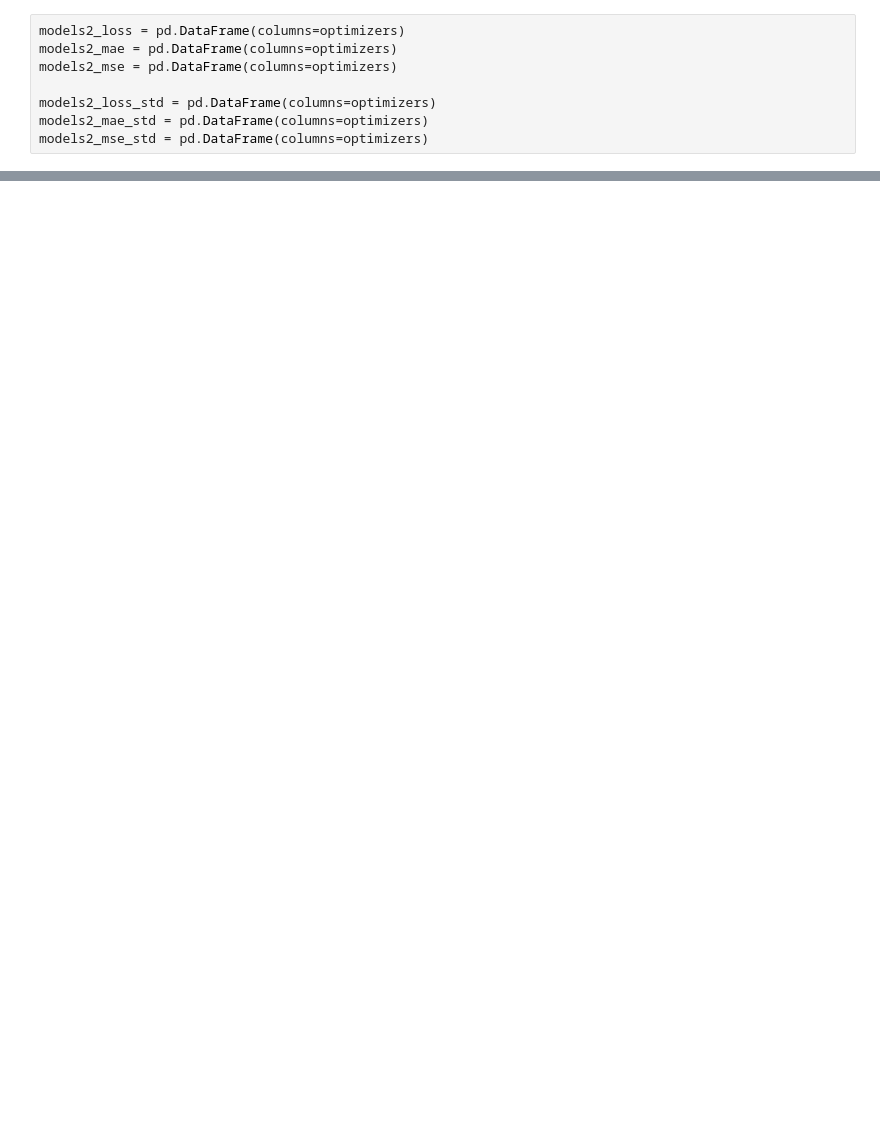
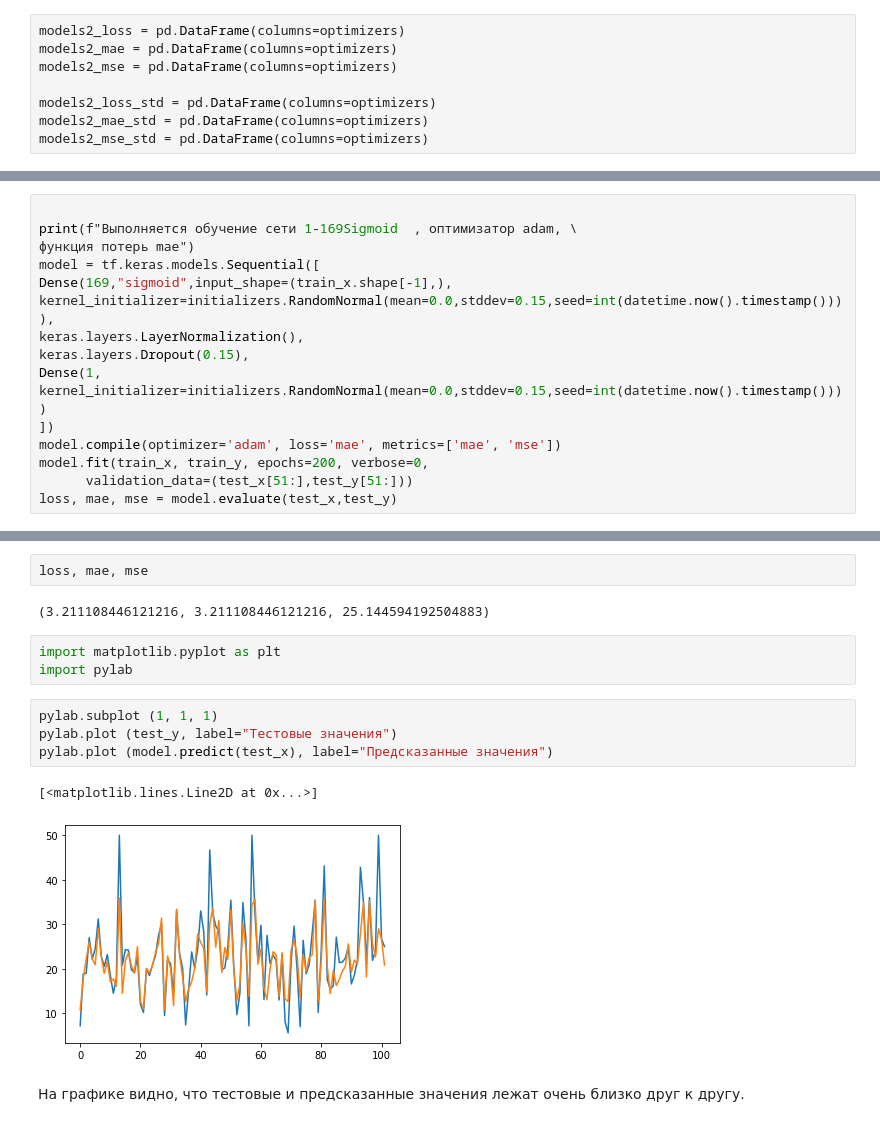
Before and after one commit to eridanletalis/GB_nn, a Jupyter notebook: hw3.ipynb, the cells around one changed output, grey strips where cells are left out. Cells and saved outputs as stored; diff of their text form; blank space fills up the shorter version.

```diff
--- a/hw3.ipynb
+++ b/hw3.ipynb
@@ -1497,0 +1973,14 @@ models2_mse_std
+# %%
+
+print(f"Выполняется обучение сети 1-169Sigmoid 	, оптимизатор adam, \
+функция потерь mae")
+model = tf.keras.models.Sequential([
+Dense(169,"sigmoid",input_shape=(train_x.shape[-1],), kernel_initializer=initializers.RandomNormal(mean=0.0,stddev=0.15,seed=int(datetime.now().timestamp()))),
+keras.layers.LayerNormalization(),
+keras.layers.Dropout(0.15),
+Dense(1, kernel_initializer=initializers.RandomNormal(mean=0.0,stddev=0.15,seed=int(datetime.now().timestamp())))
+])
+model.compile(optimizer='adam', loss='mae', metrics=['mae', 'mse'])
+model.fit(train_x, train_y, epochs=200, verbose=0,
+      validation_data=(test_x[51:],test_y[51:]))
+loss, mae, mse = model.evaluate(test_x,test_y)
@@ -1498,2 +1992,18 @@ models2_mse_std
+# %%
+loss, mae, mse
+# %% [output]
+(3.211108446121216, 3.211108446121216, 25.144594192504883)
+# %%
+import matplotlib.pyplot as plt
+import pylab
+# %%
+pylab.subplot (1, 1, 1)
+pylab.plot (test_y, label="Тестовые значения")
+pylab.plot (model.predict(test_x), label="Предсказанные значения")
+# %% [output]
+[<matplotlib.lines.Line2D at 0x...>]
+[figure, added]
+# %% [markdown]
+На графике видно, что тестовые и предсказанные значения лежат очень близко друг к другу.
 # %% [markdown]
 # Вывод
```
Also changed, not shown: parts of 64 cells of this notebook.
